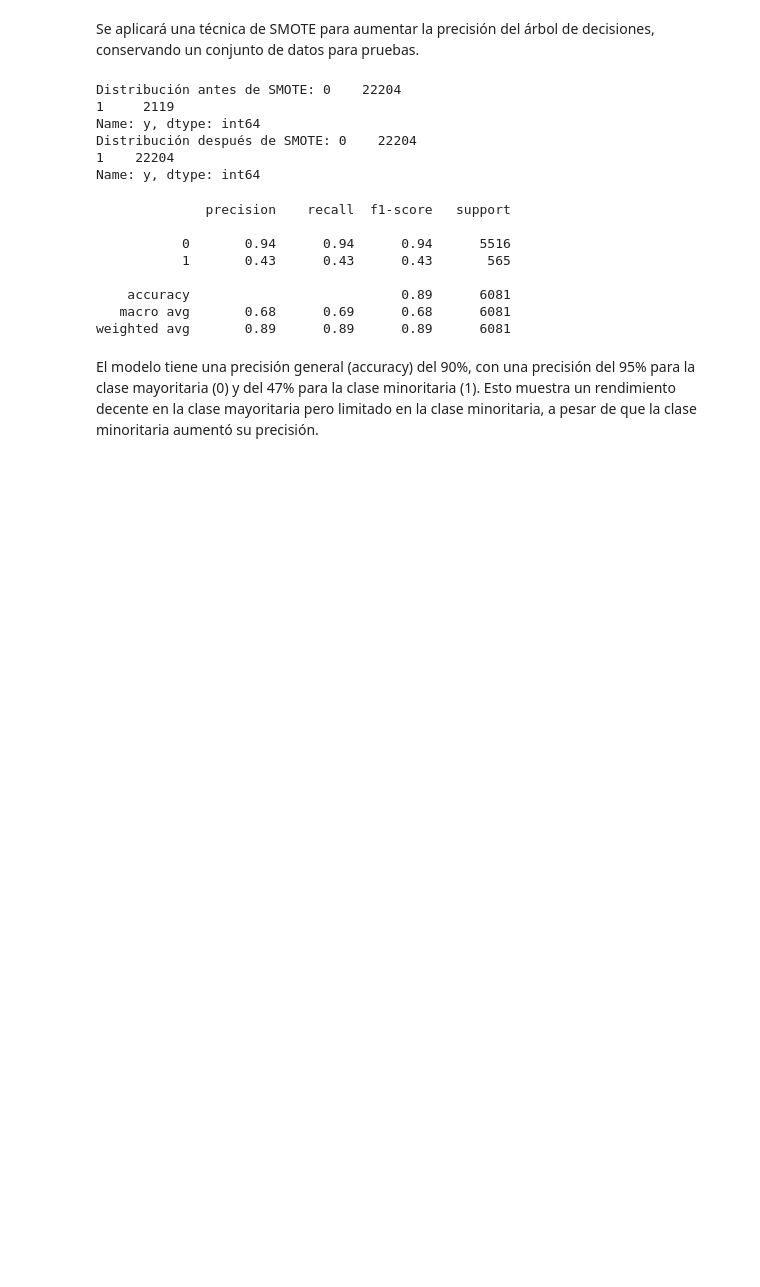
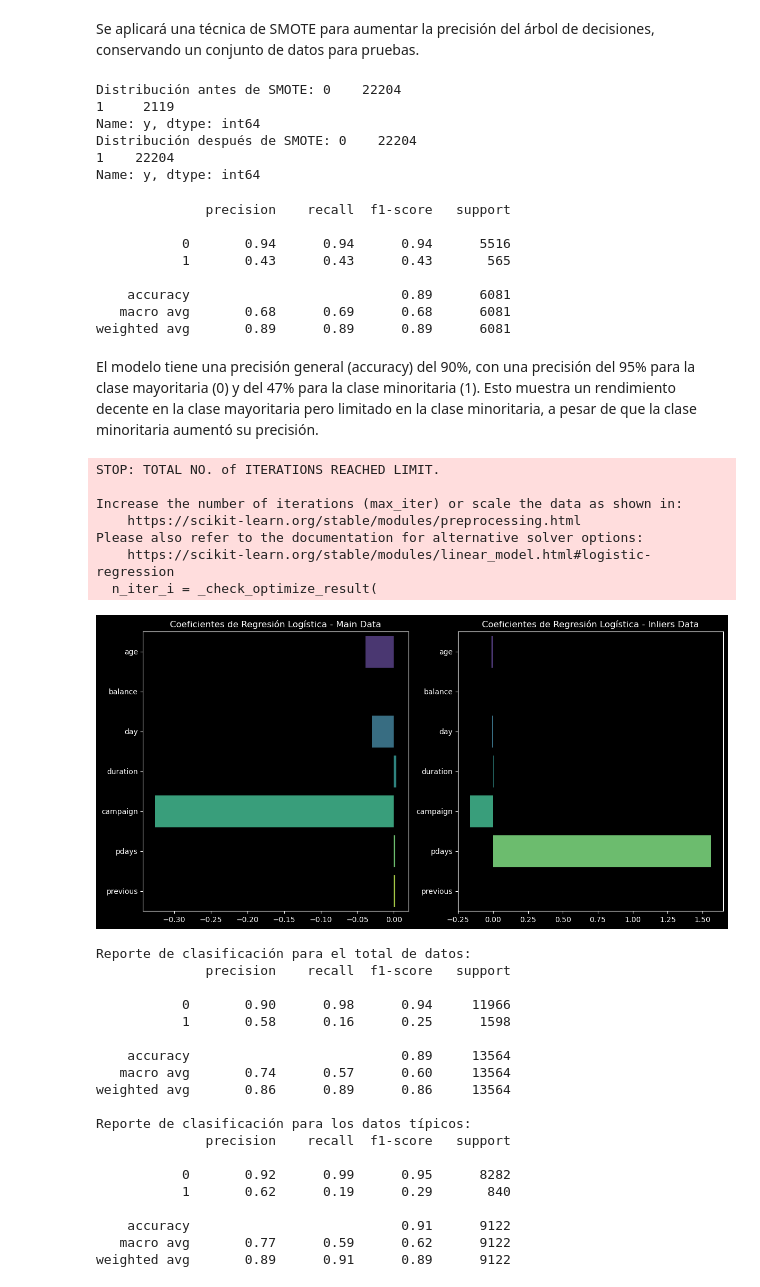
Before and after one commit to armandolezama/Bank_Marketing, a Jupyter notebook: eda.ipynb, the cells around one changed output. Saved outputs shown, nothing was run; the diff lists cells and outputs as text; code cells hidden in the pictures; blank space fills up the shorter version.

Commit message:
feat(ipynb): added logistic regression

```diff
--- a/eda.ipynb
+++ b/eda.ipynb
@@ -469,3 +470,64 @@ print(report)
 weighted avg       0.89      0.89      0.89      6081
 # %% [markdown]
 El modelo tiene una precisión general (accuracy) del 90%, con una precisión del 95% para la clase mayoritaria (0) y del 47% para la clase minoritaria (1). Esto muestra un rendimiento decente en la clase mayoritaria pero limitado en la clase minoritaria, a pesar de que la clase minoritaria aumentó su precisión.
+# %%
+X_main = bank_data.select_dtypes(include=['float64', 'int64'])
+y_main = bank_data['y'].apply(lambda x: 1 if x == 'yes' else 0)
+X_train_main, X_test_main, y_train_main, y_test_main = train_test_split(X_main, y_main, test_size=0.3, random_state=42)
+
+model_main = LogisticRegression()
+model_main.fit(X_train_main, y_train_main)
+predictions_main = model_main.predict(X_test_main)
+report_main = classification_report(y_test_main, predictions_main)
+
+X_inliers = bank_q1q3_inliers.select_dtypes(include=['float64', 'int64'])
+y_inliers = bank_q1q3_inliers['y'].apply(lambda x: 1 if x == 'yes' else 0)
+X_train_inliers, X_test_inliers, y_train_inliers, y_test_inliers = train_test_split(X_inliers, y_inliers, test_size=0.3, random_state=42)
+
+model_inliers = LogisticRegression()
+model_inliers.fit(X_train_inliers, y_train_inliers)
+predictions_inliers = model_inliers.predict(X_test_inliers)
+report_inliers = classification_report(y_test_inliers, predictions_inliers)
+
+plt.figure(figsize=(12, 6))
+plt.subplot(1, 2, 1)
+sns.barplot(x=model_main.coef_[0], y=X_main.columns, palette='viridis')
+plt.title('Coeficientes de Regresión Logística - Main Data')
+plt.subplot(1, 2, 2)
+sns.barplot(x=model_inliers.coef_[0], y=X_inliers.columns, palette='viridis')
+plt.title('Coeficientes de Regresión Logística - Inliers Data')
+plt.tight_layout()
+plt.show()
+
+print('Reporte de clasificación para el total de datos:')
+print(report_main)
+print('Reporte de clasificación para los datos típicos:')
+print(report_inliers)
+# %% [output]
+STOP: TOTAL NO. of ITERATIONS REACHED LIMIT.
+
+Increase the number of iterations (max_iter) or scale the data as shown in:
+    https://scikit-learn.org/stable/modules/preprocessing.html
+Please also refer to the documentation for alternative solver options:
+    https://scikit-learn.org/stable/modules/linear_model.html#logistic-regression
+  n_iter_i = _check_optimize_result(
+[figure, added]
+Reporte de clasificación para el total de datos:
+              precision    recall  f1-score   support
+
+           0       0.90      0.98      0.94     11966
+           1       0.58      0.16      0.25      1598
+
+    accuracy                           0.89     13564
+   macro avg       0.74      0.57      0.60     13564
+weighted avg       0.86      0.89      0.86     13564
+
+Reporte de clasificación para los datos típicos:
+              precision    recall  f1-score   support
+
+           0       0.92      0.99      0.95      8282
+           1       0.62      0.19      0.29       840
+
+    accuracy                           0.91      9122
+   macro avg       0.77      0.59      0.62      9122
+weighted avg       0.89      0.91      0.89      9122
```
Also changed, not shown: parts of 6 cells of this notebook.
